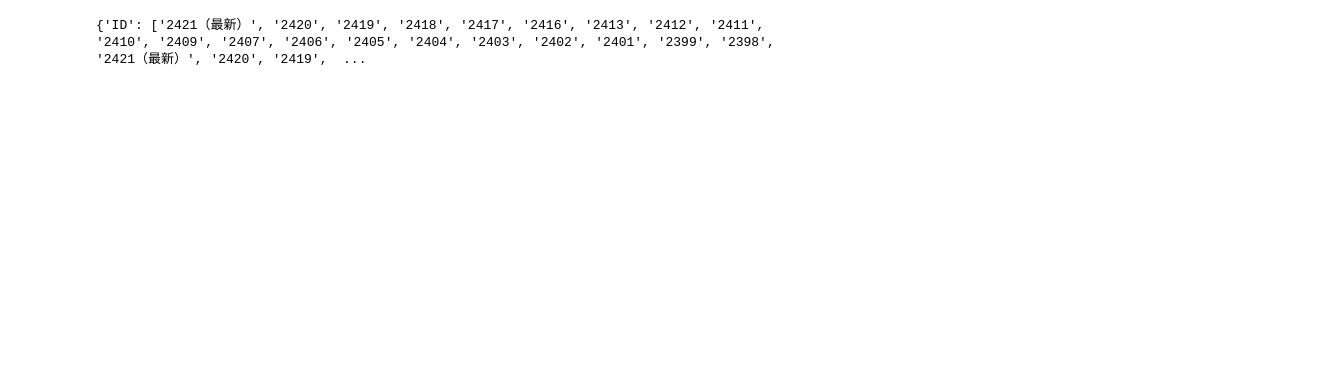
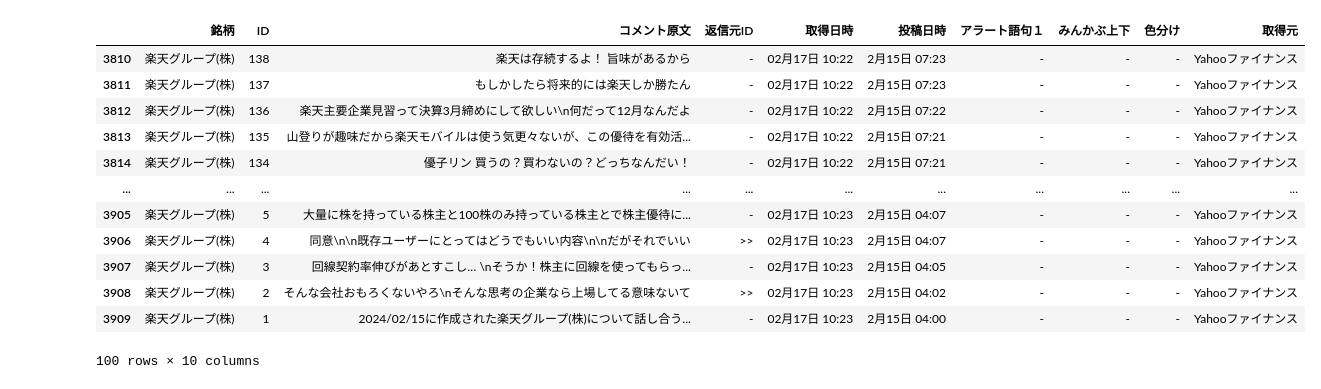
Before and after one commit to usma11dia0/web_scraping_on_colab, a Jupyter notebook: web_scraping_on_colab_yahoo.ipynb, the cells around one changed output. Saved outputs shown, nothing was run; the diff lists cells and outputs as text; code cells hidden in the pictures; blank space fills up the shorter version.

```diff
--- a/web_scraping_on_colab_yahoo.ipynb
+++ b/web_scraping_on_colab_yahoo.ipynb
@@ -61 +97,12 @@ def scroll_page(driver):
+# %%
+#環境値読み込み
+TARGET_URL = APP_CONFIG['URL'][os.environ['TARGET']]
+SAVE_FILE_NAME =  APP_CONFIG['SAVE_FILE_NAME'][os.environ['TARGET']]
+DRIVER_WAIT_TIME = APP_CONFIG['DRIVER_WAIT_TIME']
+MAX_SCROLL_ATTEMPTS = APP_CONFIG['MAX_SCROLL_ATTEMPTS']
+SCROLL_PAUSE_TIME = APP_CONFIG['SCROLL_PAUSE_TIME']
+result_dict = APP_CONFIG['RESULT_DICT']
+
+#環境依存値読み込み
+SUBMIT_FILE_PATH = APP_ENV['SUBMIT_FILE_PATH']
 # %%
@@ -96,0 +226,18 @@ except Exception as e:
+# %%
+import pandas as pd
+df = pd.DataFrame(result_dict)
+df.tail(100)
+# %% [output]
+|  | 銘柄 | ID | コメント原文 | 返信元ID | 取得日時 | 投稿日時 | アラート語句１ | みんかぶ上下 | 色分け | 取得元 |
+| 3810 | 楽天グループ(株) | 138 | 楽天は存続するよ！ 旨味があるから | - | 02月17日 10:22 | 2月15日 07:23 | - | - | - | Yahooファイナンス |
+| 3811 | 楽天グループ(株) | 137 | もしかしたら将来的には楽天しか勝たん | - | 02月17日 10:22 | 2月15日 07:23 | - | - | - | Yahooファイナンス |
+| 3812 | 楽天グループ(株) | 136 | 楽天主要企業見習って決算3月締めにして欲しい\n何だって12月なんだよ | - | 02月17日 10:22 | 2月15日 07:22 | - | - | - | Yahooファイナンス |
+| 3813 | 楽天グループ(株) | 135 | 山登りが趣味だから楽天モバイルは使う気更々ないが、この優待を有効活... | - | 02月17日 10:22 | 2月15日 07:21 | - | - | - | Yahooファイナンス |
+| 3814 | 楽天グループ(株) | 134 | 優子リン 買うの？買わないの？どっちなんだい！ | - | 02月17日 10:22 | 2月15日 07:21 | - | - | - | Yahooファイナンス |
+| ... | ... | ... | ... | ... | ... | ... | ... | ... | ... | ... |
+| 3905 | 楽天グループ(株) | 5 | 大量に株を持っている株主と100株のみ持っている株主とで株主優待に... | - | 02月17日 10:23 | 2月15日 04:07 | - | - | - | Yahooファイナンス |
+| 3906 | 楽天グループ(株) | 4 | 同意\n\n既存ユーザーにとってはどうでもいい内容\n\nだがそれでいい | >> | 02月17日 10:23 | 2月15日 04:07 | - | - | - | Yahooファイナンス |
+| 3907 | 楽天グループ(株) | 3 | 回線契約率伸びがあとすこし… \nそうか！株主に回線を使ってもらっ... | - | 02月17日 10:23 | 2月15日 04:05 | - | - | - | Yahooファイナンス |
+| 3908 | 楽天グループ(株) | 2 | そんな会社おもろくないやろ\nそんな思考の企業なら上場してる意味ないて | >> | 02月17日 10:23 | 2月15日 04:02 | - | - | - | Yahooファイナンス |
+| 3909 | 楽天グループ(株) | 1 | 2024/02/15に作成された楽天グループ(株)について話し合う... | - | 02月17日 10:23 | 2月15日 04:00 | - | - | - | Yahooファイナンス |
+100 rows × 10 columns
@@ -97,23 +248,35 @@ except Exception as e:
 # %%
+# 参考
 #コメント抽出
-ult_element = driver.find_element(By.ID,"cmtlst")
-comment_list_element = ult_element.find_element(By.CSS_SELECTOR,".commentList")
-data_comment_elements = comment_list_element.find_elements(By.CSS_SELECTOR, 'li[data-comment]')
+# ult_element = driver.find_element(By.ID,"cmtlst")
+# data_comment_elements = ult_element.find_elements(By.CSS_SELECTOR, 'li[data-comment]')
 
-for data_comment_element in data_comment_elements:
-    # ID
-    id = data_comment_element.find_element(By.CSS_SELECTOR, ".comNum").text
-    # コメント
-    comment = data_comment_element.find_element(By.CSS_SELECTOR, ".comText").text
-    #返答先ID
-    reply_to_elements = data_comment_element.find_elements(By.CSS_SELECTOR, ".comReplyTo")
-    reply_to_text = reply_to_elements[0].text if reply_to_elements else '-'
+# for data_comment_element in data_comment_elements:
+#     # ID
+#     id = data_comment_element.find_element(By.CSS_SELECTOR, ".comNum").text
+#     # コメント
+#     comment = data_comment_element.find_element(By.CSS_SELECTOR, ".comText").text
+#     #返答先ID
+#     reply_to_elements = data_comment_element.find_elements(By.CSS_SELECTOR, ".comReplyTo")
+#     reply_to_text = reply_to_elements[0].text if reply_to_elements else '-'
 
-    #結果格納
-    result_dict['ID'].append(id)
-    result_dict['コメント'].append(comment)
-    result_dict['返信元ID'].append(reply_to_text)
+#     #結果格納
+#     result_dict['ID'].append(id)
+#     result_dict['コメント'].append(comment)
+#     result_dict['返信元ID'].append(reply_to_text)
 
-print(result_dict)
+# print(result_dict)
+
+# # コメント列の内容をカンマで連結
+# texts = df['コメント'].str.cat(sep=', ')
+# logger.info(texts)
+
+# エクセルからデータ読み込み
+# 必要なライブラリのインストール
+!pip install pandas openpyxl
+
+# pandasをインポート
+import pandas as pd
+
+# エクセルファイルの読み込み
+df = pd.read_excel(SAVE_DIR)
-# %% [output]
-{'ID': ['2421（最新）', '2420', '2419', '2418', '2417', '2416', '2413', '2412', '2411', '2410', '2409', '2407', '2406', '2405', '2404', '2403', '2402', '2401', '2399', '2398', '2421（最新）', '2420', '2419',  ...
```
Also changed, not shown: parts of 17 cells of this notebook.
